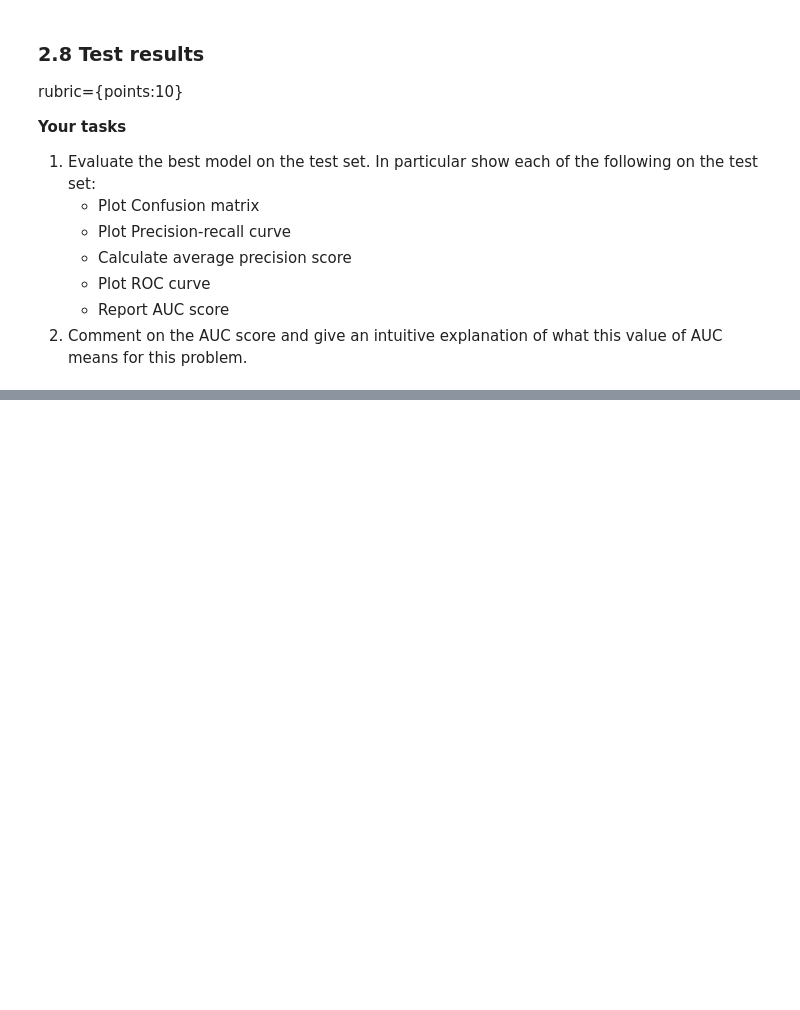
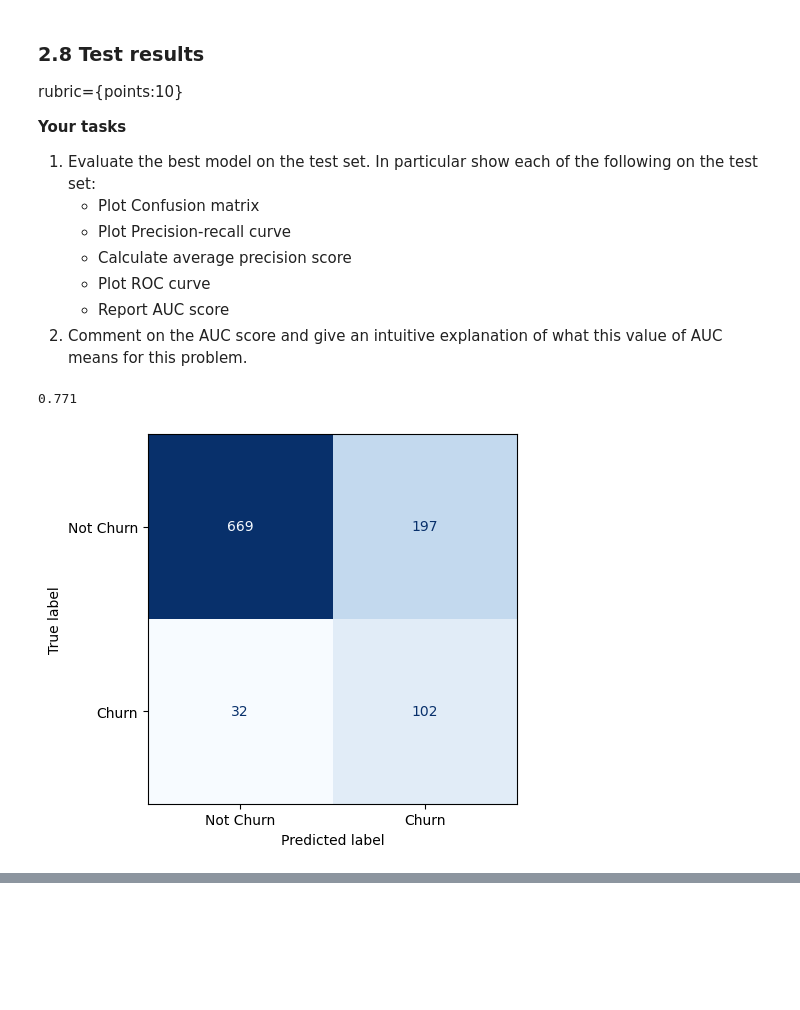
Before and after one commit to timtheteh/Applied-Machine-Learning, a Jupyter notebook: hw/hw5/hw5.ipynb, the cells around one changed output, grey strips where cells are left out. Saved outputs shown, nothing was run; the diff lists cells and outputs as text; code cells hidden in the pictures; blank space fills up the shorter version.

```diff
--- a/hw/hw5/hw5.ipynb
+++ b/hw/hw5/hw5.ipynb
@@ -436,3 +436,26 @@ rubric={points:10}
     - Plot ROC curve
     - Report AUC score
 3. Comment on the AUC score and give an intuitive explanation of what this value of AUC means for this problem.
+# %%
+pipe = make_pipeline(
+    ct,
+    LogisticRegression(max_iter=1000, class_weight="balanced", C=0.1)
+)
+
+pipe.fit(X_train, y_train)
+pipe.score(X_test, y_test)
+# %% [output]
+0.771
+# %%
+from sklearn.metrics import plot_confusion_matrix
+disp = plot_confusion_matrix(
+    pipe,
+    X_test,
+    y_test,
+    display_labels=["Not Churn", "Churn"],
+    values_format="d",
+    cmap=plt.cm.Blues,
+    colorbar=False,
+);
+# %% [output]
+[figure, added]
```
Also changed, not shown: parts of 22 cells of this notebook, 1 other file.
